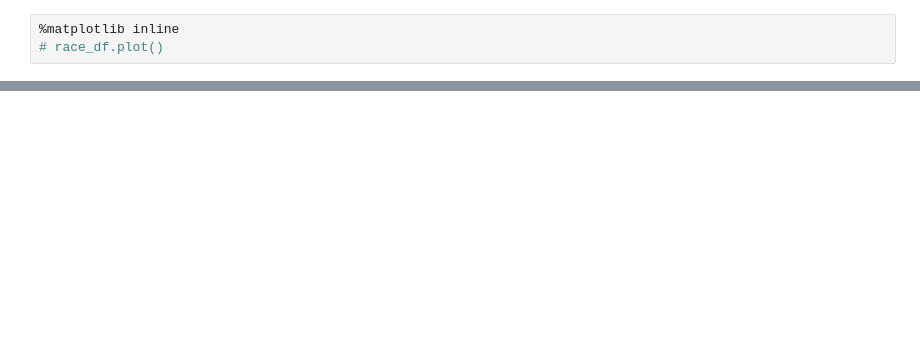
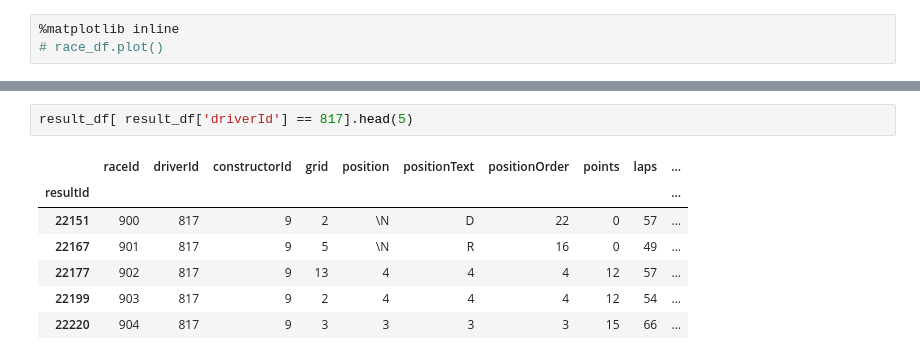
Before and after one commit to kevinofsydney/f1, a Jupyter notebook: f1_analysis.ipynb, the cells around one changed output, grey strips where cells are left out. Drawn from its saved outputs; the diff is of its cells as text; blank space fills up the shorter version.

```diff
--- a/f1_analysis.ipynb
+++ b/f1_analysis.ipynb
@@ -44,0 +86,10 @@ ric_result_df['laps'].plot()
+# %%
+result_df[ result_df['driverId'] == 817].head(5)
+# %% [output]
+|  | raceId | driverId | constructorId | grid | position | positionText | positionOrder | points | laps | ... |
+| resultId |  |  |  |  |  |  |  |  |  | ... |
+| 22151 | 900 | 817 | 9 | 2 | \N | D | 22 | 0 | 57 | ... |
+| 22167 | 901 | 817 | 9 | 5 | \N | R | 16 | 0 | 49 | ... |
+| 22177 | 902 | 817 | 9 | 13 | 4 | 4 | 4 | 12 | 57 | ... |
+| 22199 | 903 | 817 | 9 | 2 | 4 | 4 | 4 | 12 | 54 | ... |
+| 22220 | 904 | 817 | 9 | 3 | 3 | 3 | 3 | 15 | 66 | ... |
```
Also changed, not shown: parts of 10 cells of this notebook.
